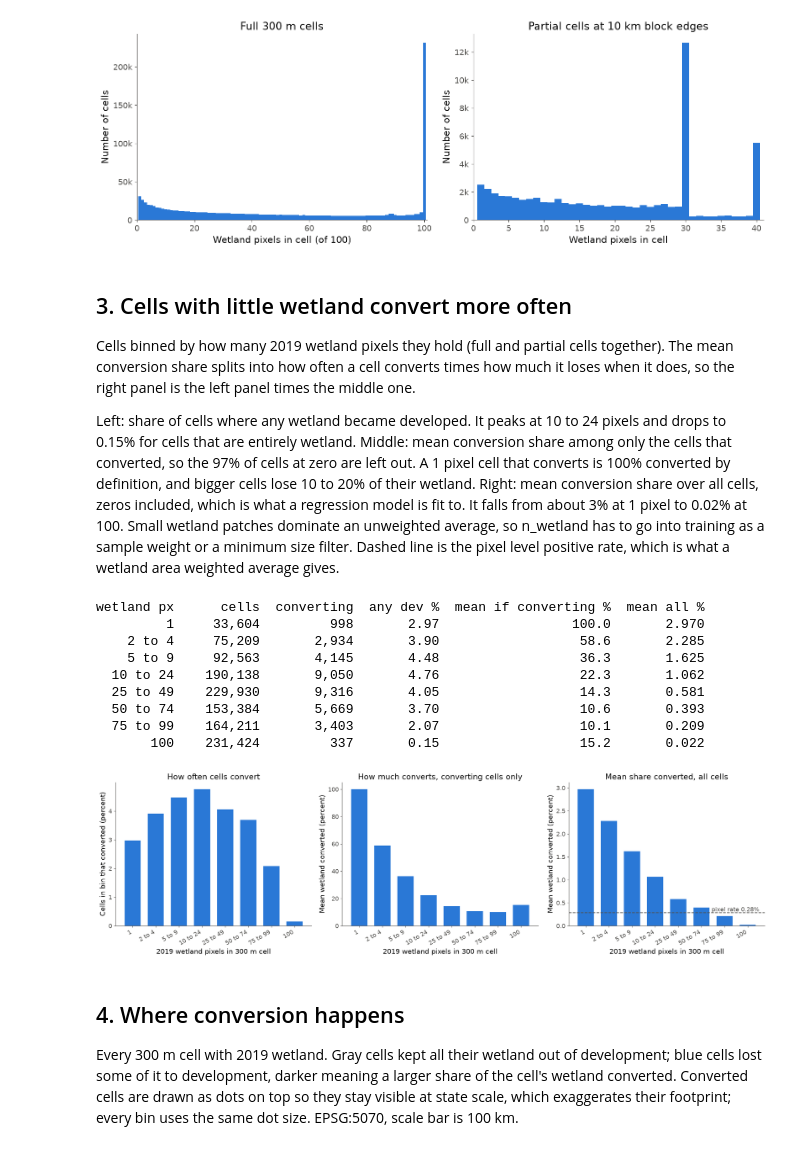
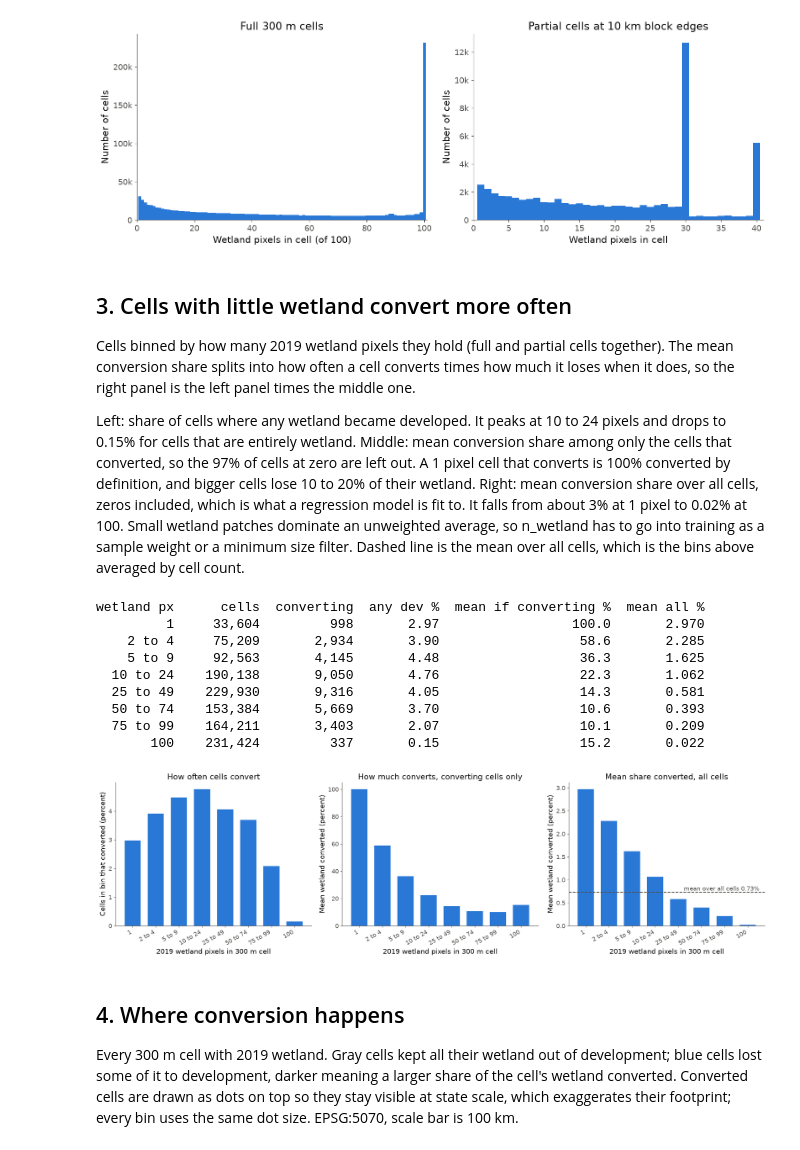
Before and after one commit to joshstallings/wetland_conversion, a Jupyter notebook: notebooks/cell_analysis.ipynb, the cells around one changed output. Cells and saved outputs as stored; diff of their text form; code cells hidden in the pictures.

Commit message:
updated figure generation in notebooks, added notebook for analyzing feature importance via model weights, and created empty file for hurdle model

```diff
--- a/notebooks/cell_analysis.ipynb
+++ b/notebooks/cell_analysis.ipynb
@@ -38,6 +38,11 @@ plt.rcParams.update({
     "figure.dpi": 110, "savefig.dpi": 200, "savefig.bbox": "tight",
 })
 
+def save_fig(fig, name):
+    # PNG for slides, PDF so the report gets vector text and lines.
+    for ext in ("png", "pdf"):
+        fig.savefig(FIG_DIR / f"{name}.{ext}")
+
 
 def load_cells(size_m):
     d = REPO / f"data/cells_2019_2024_{size_m}m"
@@ -123,0 +211,21 @@ share of wetland converted, among converting cells
+# %%
+pct_pos = 100 * target[target > 0]
+# Same tenth of a decade bins, centered so 1% and 100% fall mid bin.
+log_edges_pos = np.logspace(-0.05, 2.05, 22)
+hist_log_pos, _ = np.histogram(pct_pos, bins=log_edges_pos)
+print(f"converting cells {pct_pos.size:,}   min share {pct_pos.min():.2f}%")
+for lo, hi, h in zip(log_edges_pos[:-1], log_edges_pos[1:], hist_log_pos):
+    print(f"  {lo:>7.2f} to {hi:>7.2f} %  {h:>7,}")
+
+fig, ax = plt.subplots(figsize=(10, 5))
+ax.bar(log_edges_pos[:-1], hist_log_pos, width=np.diff(log_edges_pos), align="edge", color=BLUE,
+       edgecolor="white", linewidth=1)
+ax.set_xscale("log")
+ax.set_xlim(log_edges_pos[0], log_edges_pos[-1])
+ax.xaxis.set_major_formatter(plt.FuncFormatter(lambda v, _: f"{v:g}"))
+ax.set_xlabel("Share of 2019 wetland developed by 2024 (percent, log scale)")
+ax.set_ylabel("Number of cells")
+ax.set_title("Log conversion share in cells with any conversion")
+fig.tight_layout()
+save_fig(fig, "cell_target_distribution_converting_log")
+plt.show()
@@ -243,8 +370,8 @@ converted, so the 97% of cells at zero are left out. A 1 pixel cell that convert
 definition, and bigger cells lose 10 to 20% of their wetland. Right: mean conversion share over all
 cells, zeros included, which is what a regression model is fit to. It falls from about 3% at 1 pixel
 to 0.02% at 100. Small wetland patches dominate an unweighted average, so n_wetland has to go into
-training as a sample weight or a minimum size filter. Dashed line is the pixel level positive rate,
-which is what a wetland area weighted average gives.
+training as a sample weight or a minimum size filter. Dashed line is the mean over all cells, which
+is the bins above averaged by cell count.
 # %%
 bin_edges = [1, 2, 5, 10, 25, 50, 75, 100, 101]
 labels = ["1", "2 to 4", "5 to 9", "10 to 24", "25 to 49", "50 to 74", "75 to 99", "100"]
@@ -260,37 +387,38 @@ print(f"{'wetland px':>10}  {'cells':>9}  {'converting':>10}  {'any dev %':>9}
       f"{'mean if converting %':>20}  {'mean all %':>10}")
 for lab, n, nd, a, c, t in rows:
     print(f"{lab:>10}  {n:>9,}  {nd:>10,}  {a:>9.2f}  {c:>20.1f}  {t:>10.3f}")
 
 fig, axes = plt.subplots(1, 3, figsize=(19, 5.5))
 x = np.arange(len(labels))
 panels = [
     (3, "Cells in bin that converted (percent)", "How often cells convert"),
     (4, "Mean wetland converted (percent)", "How much converts, converting cells only"),
     (5, "Mean wetland converted (percent)", "Mean share converted, all cells"),
 ]
 for ax, (col, ylab, title) in zip(axes, panels):
     ax.bar(x, [r[col] for r in rows], color=BLUE, width=0.7)
     ax.set_ylabel(ylab)
     ax.set_title(title)
     ax.set_xticks(x, labels, rotation=30, ha="right")
     ax.set_xlabel(f"2019 wetland pixels in {CELL_SIZE_M} m cell")
-axes[2].axhline(pixel_rate, color=INK2, linestyle="--", linewidth=1.5)
-axes[2].text(len(labels) - 0.5, pixel_rate, f"pixel rate {pixel_rate:.2f}%", ha="right", va="bottom",
+cell_mean = 100 * target.mean()
+axes[2].axhline(cell_mean, color=INK2, linestyle="--", linewidth=1.5)
+axes[2].text(len(labels) - 0.5, cell_mean, f"mean over all cells {cell_mean:.2f}%", ha="right", va="bottom",
              fontsize=12, color=INK2)
 fig.tight_layout()
-fig.savefig(FIG_DIR / "cell_conversion_by_wetland_size.png")
+save_fig(fig, "cell_conversion_by_wetland_size")
 plt.show()
 # %% [output]
 wetland px      cells  converting  any dev %  mean if converting %  mean all %
          1     33,604         998       2.97                 100.0       2.970
     2 to 4     75,209       2,934       3.90                  58.6       2.285
     5 to 9     92,563       4,145       4.48                  36.3       1.625
   10 to 24    190,138       9,050       4.76                  22.3       1.062
   25 to 49    229,930       9,316       4.05                  14.3       0.581
   50 to 74    153,384       5,669       3.70                  10.6       0.393
   75 to 99    164,211       3,403       2.07                  10.1       0.209
        100    231,424         337       0.15                  15.2       0.022
-[figure, old version]
+[figure, new version]
 # %% [markdown]
 ## 4. Where conversion happens
 
```
Also changed, not shown: parts of 8 cells of this notebook, 4 other files.
